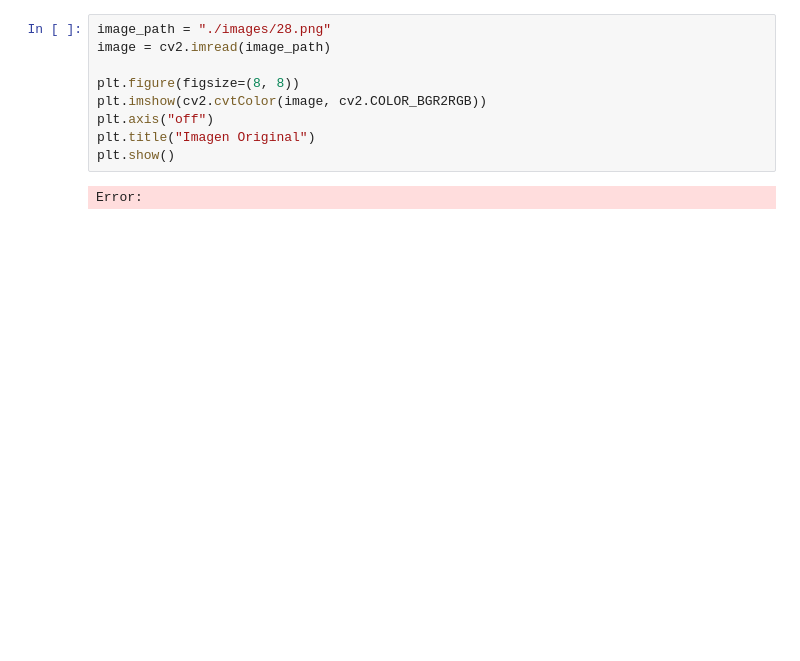
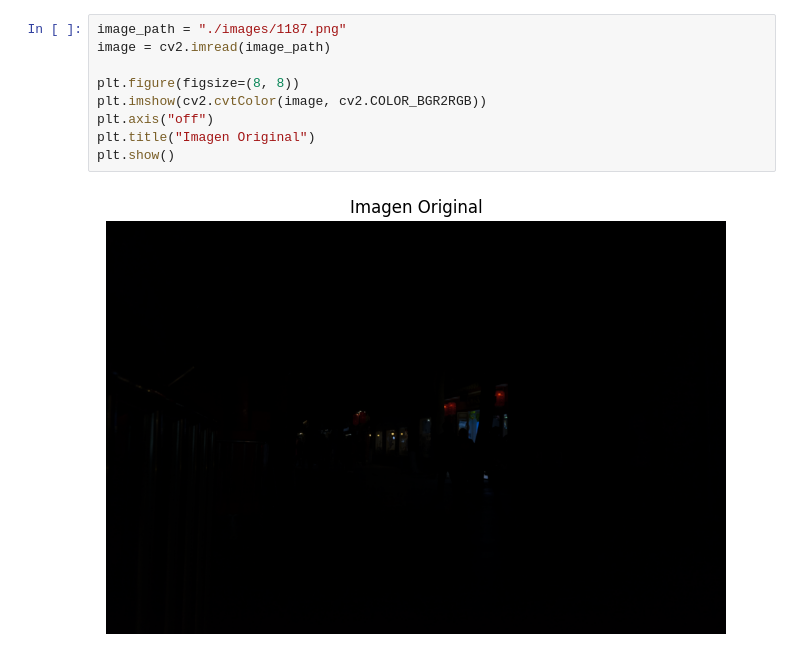
Before and after one commit to jgallego9/unir-ia-va, a Jupyter notebook: act1-va/lab.ipynb, the cells around one changed output. Cells and saved outputs as stored; diff of their text form; blank space fills up the shorter version.

Commit message:
Add template and images

```diff
--- a/act1-va/lab.ipynb
+++ b/act1-va/lab.ipynb
@@ -8,11 +6,11 @@ ModuleNotFoundError: No module named 'pandas'
 # %%
-image_path = "./images/28.png"
+image_path = "./images/1187.png"
 image = cv2.imread(image_path)
 
 plt.figure(figsize=(8, 8))
 plt.imshow(cv2.cvtColor(image, cv2.COLOR_BGR2RGB))
 plt.axis("off")
 plt.title("Imagen Original")
 plt.show()
 # %% [output]
-Error:
+[figure, added]
```
Also changed, not shown: parts of 1 cell of this notebook, 18 other files.
